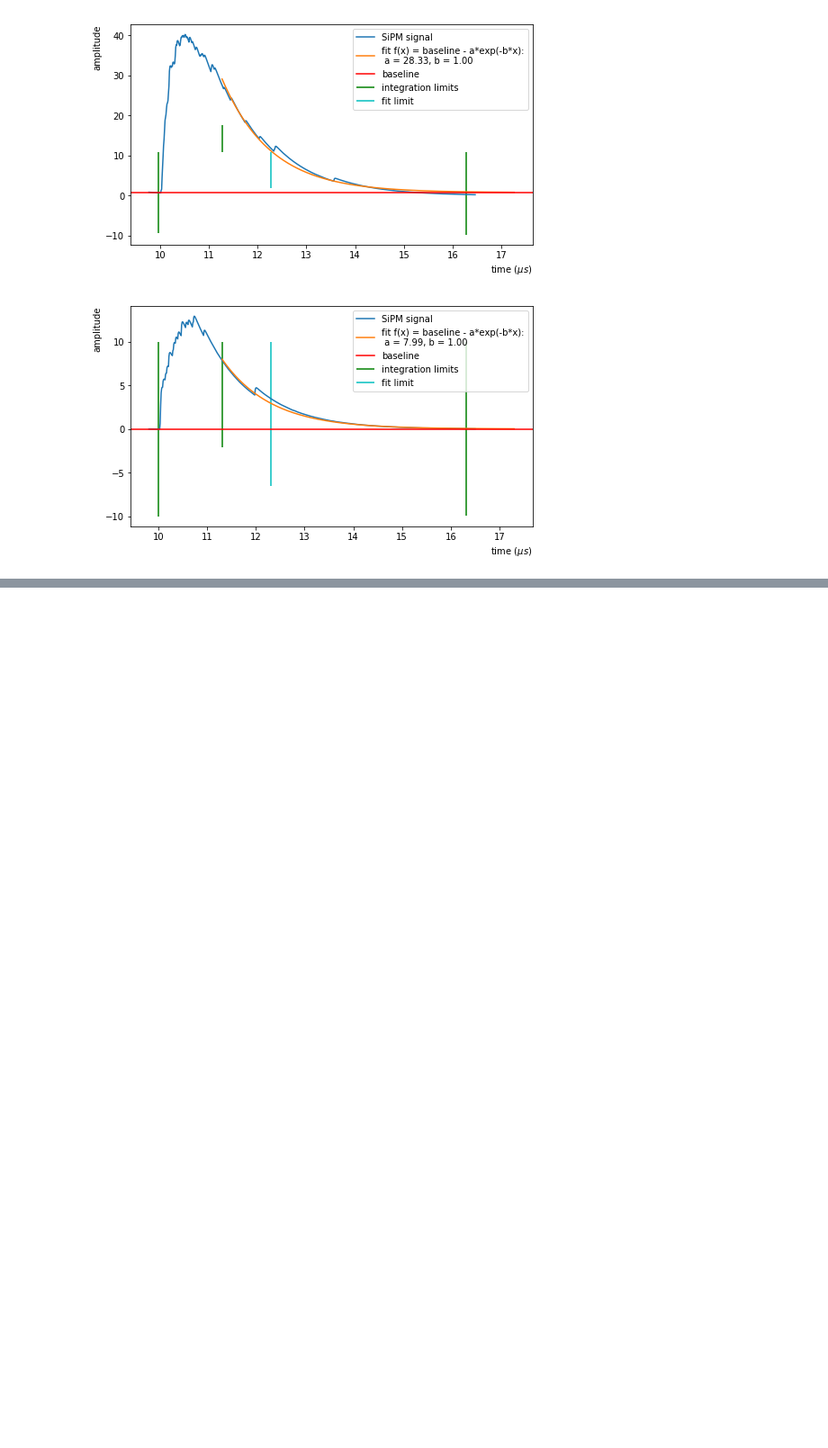
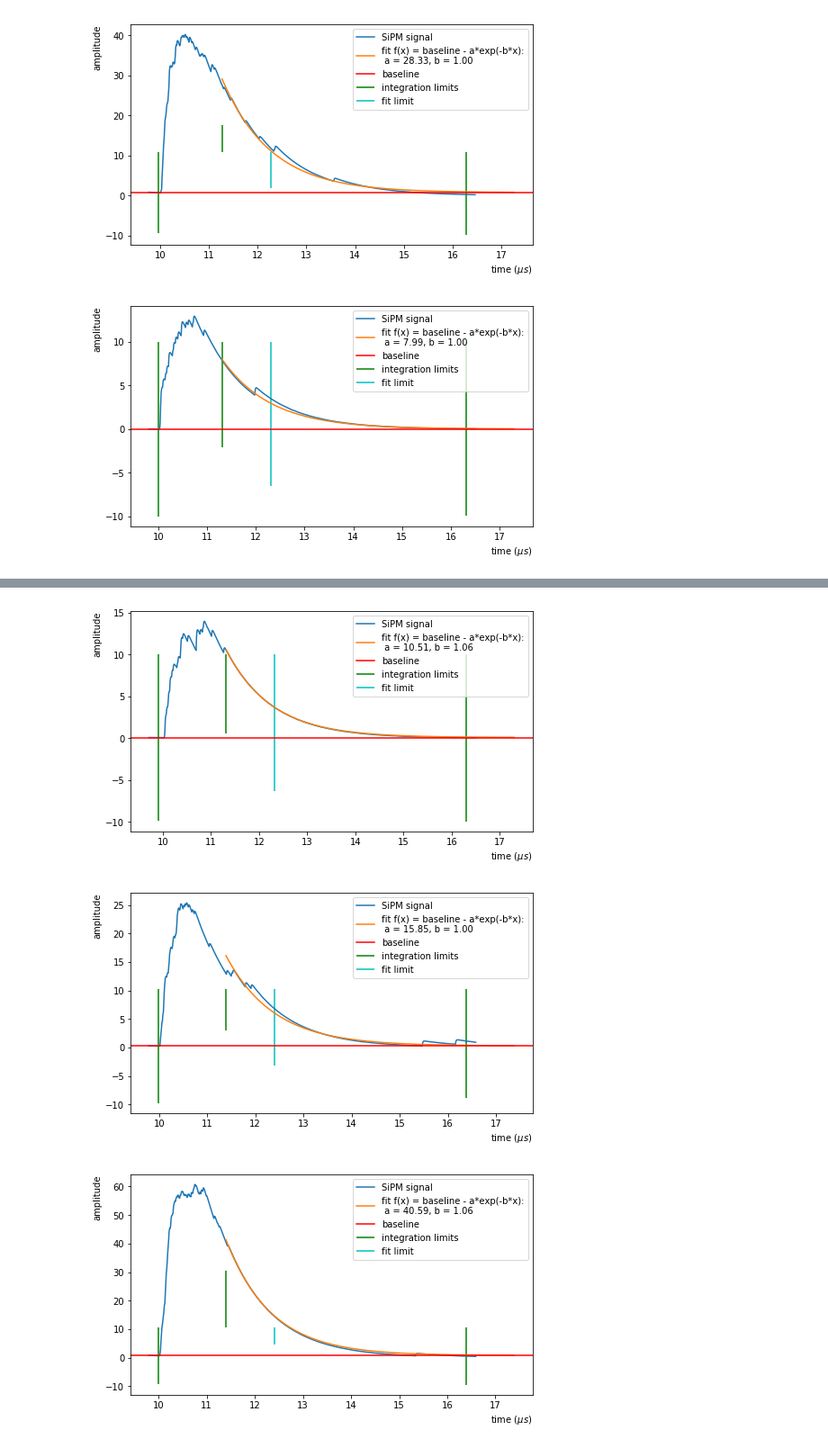
Before and after one commit to valerioda/abalone, a Jupyter notebook: simulation_analysis/integrate_waveforms.ipynb, the cells around one changed output, grey strips where cells are left out. Shown at 90% size. Cells and saved outputs as stored; diff of their text form; code cells hidden in the pictures; blank space fills up the shorter version.

```diff
--- a/simulation_analysis/integrate_waveforms.ipynb
+++ b/simulation_analysis/integrate_waveforms.ipynb
@@ -154,7 +20,7 @@ def integral_simulation_peaks( wf, peaks_list, dtl = -2, dtr = 1,
 # %%
 for i in range(5):
-    listpeaks = search_peaks(wfs[i],5,0.5,simulation=True,plot=False)
-    ints = integral_simulation_peaks(wfs[i],listpeaks,-5,0,50,100,5,8,10,plot=1,central=0)
+    listpeaks = su.search_peaks(wfs[i],5,0.5,plot=False)
+    ints = su.integral_simulation_peaks(wfs[i],listpeaks,-5,0,50,100,5,8,10,plot=1,central=0)
 # %% [output]
 [figure]
 [figure]
@@ -171,8 +37,8 @@ for i in range(5):
 [figure]
 # %%
 for i in range(10):
-    listpeaks = search_peaks(wfs[i],5,0.5,simulation=True,plot=False)
-    ints = integral_simulation_peaks(wfs[i],listpeaks,-30,100,200,600,15,8,10,plot=1)
+    listpeaks = su.search_peaks(wfs[i],5,0.5,plot=False)
+    ints = su.integral_simulation_peaks(wfs[i],listpeaks,-30,100,200,600,15,8,10,plot=1)
 # %% [output]
 [figure]
 [figure]
@@ -183,15 +49,18 @@ for i in range(10):
 [figure]
 [figure]
 # %%
-integrals = []
-t_start = time.time()
-for i in range(len(wfs)):
-    listpeaks = search_peaks(wfs[i],5,0.5,simulation=True,plot=False)
-    ints = integral_simulation_peaks(wfs[i],listpeaks,-5,0,50,100,5,8,10,plot=0,central=0)
-    integrals.append(ints)
-    ints = integral_simulation_peaks(wfs[i],listpeaks,-30,100,200,600,15,8,10,plot=0,central=1)
-    integrals.append(ints)
-    diff = time.time() - t_start
-    if (i % 500) == 0:
-        print(f'event n. {i} time to process: {diff:.2f}')
-integrals = np.concatenate(integrals)
+def calculate_integrals(wfs,PE=1,angle=0):
+    integrals = []
+    t_start = time.time()
+    for i in range(len(wfs)):
+        listpeaks = su.search_peaks(wfs[i],5,0.5,plot=False)
+        ints = su.integral_simulation_peaks(wfs[i],listpeaks,-5,0,50,100,5,8,10,plot=0,central=0)
+        integrals.append(ints)
+        ints = su.integral_simulation_peaks(wfs[i],listpeaks,-30,100,200,600,15,8,10,plot=0,central=1)
+        integrals.append(ints)
+        diff = time.time() - t_start
+        if (i % 1000) == 0:
+            print(f'event n. {i} time to process: {diff:.2f}')
+    integrals = np.concatenate(integrals)
+    np.save(f'integrals/integrals_PE{PE}_angle{angle}.npy',integrals)
+    return integrals
@@ -221,0 +88,8 @@ a = plt.hist(integrals,bins=200,range=(10,150))
+# %%
+for i in range(10):
+    listpeaks = su.search_peaks(wfs2[i],5,0.5,plot=False)
+    ints = su.integral_simulation_peaks(wfs2[i],listpeaks,-40,100,200,600,15,8,10,plot=1)
+# %% [output]
+[figure, added]
+[figure, added]
+[figure, added]
```
Also changed, not shown: parts of 14 cells of this notebook, 5 other files.
